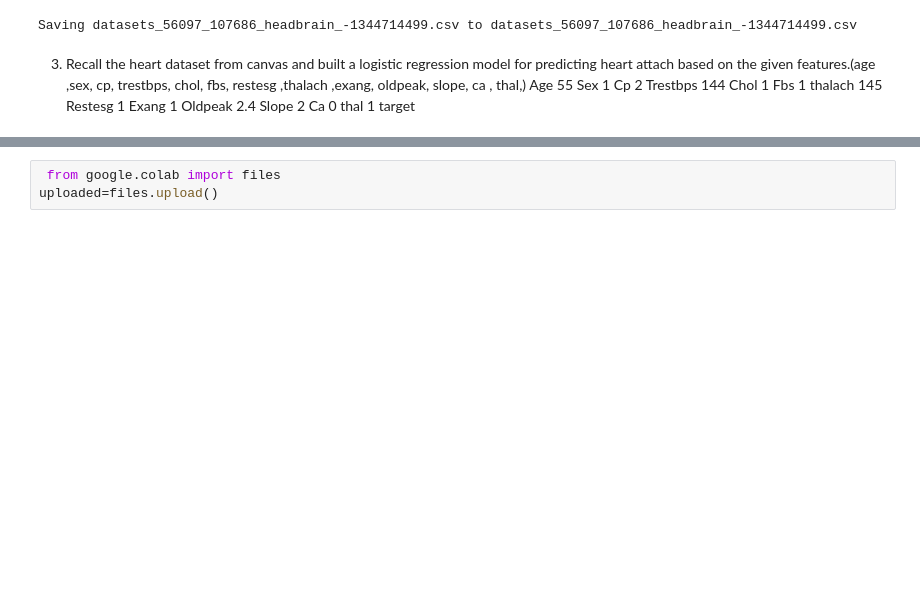
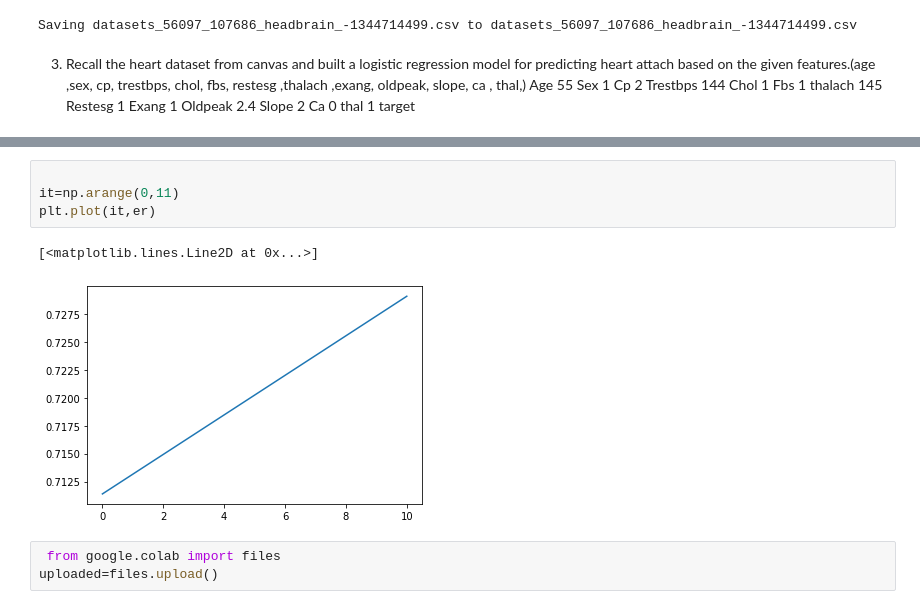
Before and after one commit to soujanya1208/Assignment1-18K41A04H3-, a Jupyter notebook: Copy_of_Welcome_To_Colaboratory.ipynb, the cells around one changed output, grey strips where cells are left out. Saved outputs shown, nothing was run; the diff lists cells and outputs as text; blank space fills up the shorter version.

```diff
--- a/Copy_of_Welcome_To_Colaboratory.ipynb
+++ b/Copy_of_Welcome_To_Colaboratory.ipynb
@@ -518,6 +547,13 @@ run()
 it=np.arange(0,11)
 #print(er)
 #plt.plot(it,er)
+# %%
+
+it=np.arange(0,11)
+plt.plot(it,er)
+# %% [output]
+[<matplotlib.lines.Line2D at 0x...>]
+[figure, added]
 # %%
  from google.colab import files
 uploaded=files.upload()
```
Also changed, not shown: parts of 4 cells of this notebook.
